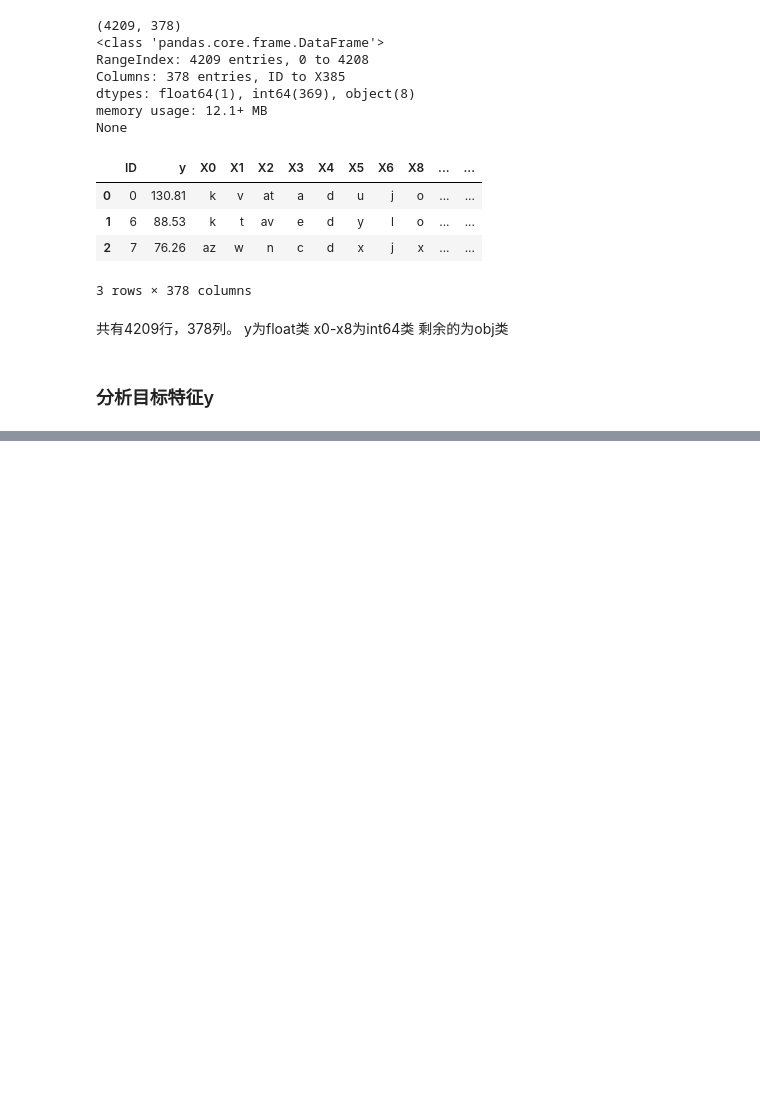
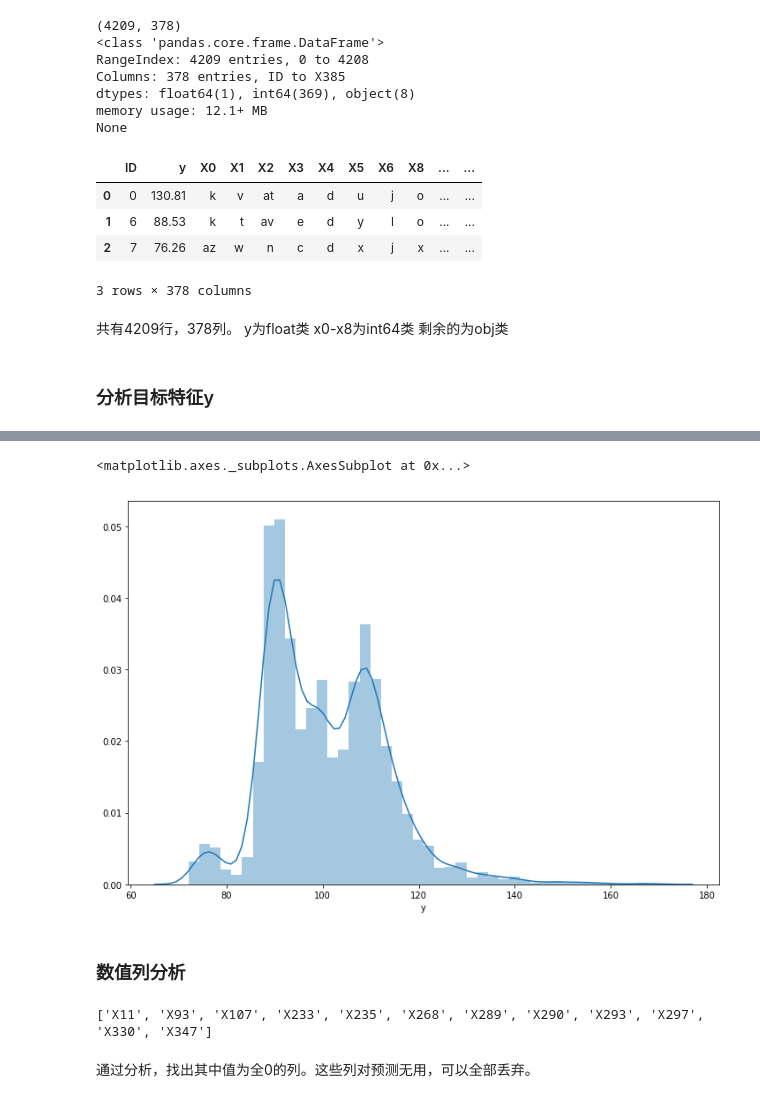
Before and after one commit to bijiale/kaggle, a Jupyter notebook: benz.ipynb, the cells around one changed output, grey strips where cells are left out. Saved outputs shown, nothing was run; the diff lists cells and outputs as text; code cells hidden in the pictures; blank space fills up the shorter version.

```diff
--- a/benz.ipynb
+++ b/benz.ipynb
@@ -34,0 +43,20 @@ x0-x8为int64类
+# %%
+train.drop(train[train['y']>175].index,inplace=True,axis=0)
+# %%
+fig=plt.figure(figsize=(12,8))
+sns.distplot(train['y'])
+# %% [output]
+<matplotlib.axes._subplots.AxesSubplot at 0x...>
+[figure, added]
+# %% [markdown]
+### 数值列分析
+# %%
+zero_val=[]
+for col in train.columns:
+    if train[col].dtype=='int64' and train[col].unique().any()==0:
+        zero_val.append(col)
+print(zero_val)
+# %% [output]
+['X11', 'X93', 'X107', 'X233', 'X235', 'X268', 'X289', 'X290', 'X293', 'X297', 'X330', 'X347']
+# %% [markdown]
+通过分析，找出其中值为全0的列。这些列对预测无用，可以全部丢弃。
```
Also changed, not shown: parts of 10 cells of this notebook.
